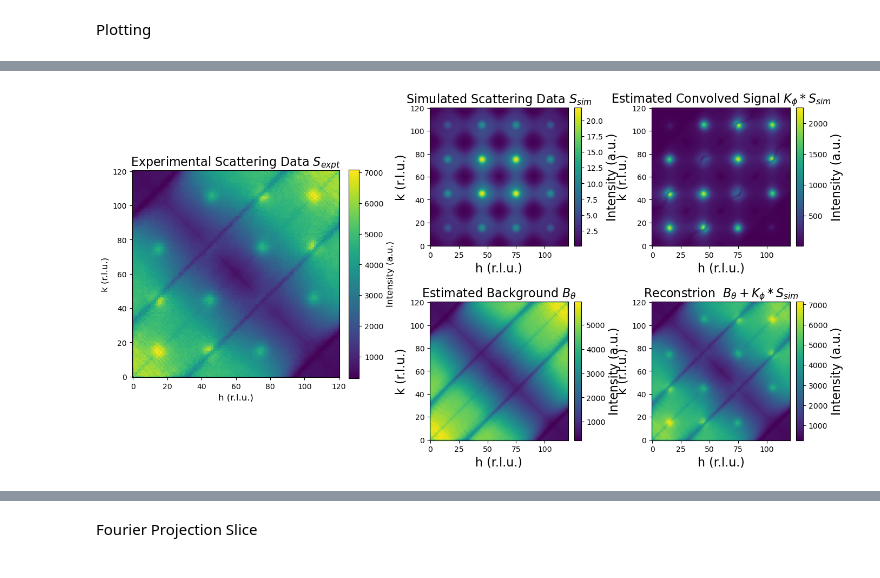
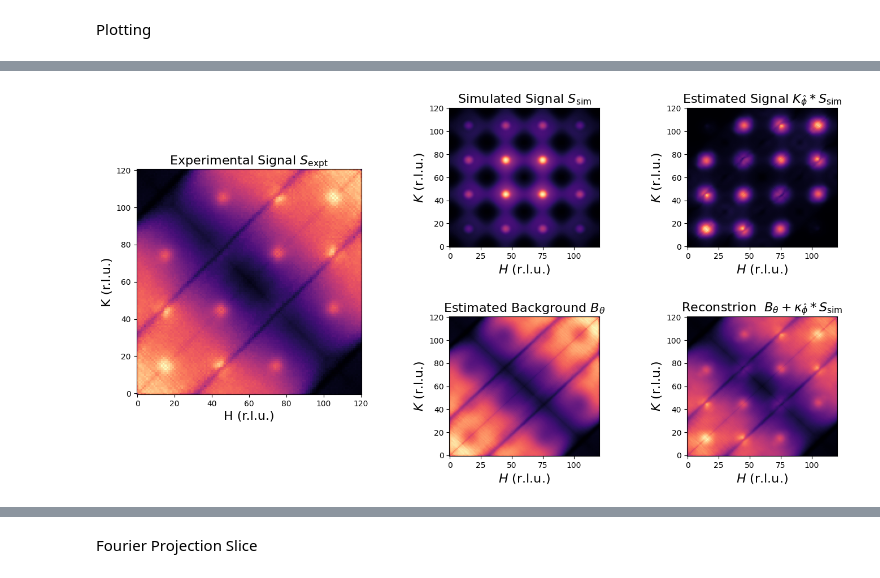
Before and after one commit to zhantaochen/kernel-s2e, a Jupyter notebook: kernel_learning_visualizer_zt.ipynb, the cells around one changed output, grey strips where cells are left out. Drawn from its saved outputs; the diff is of its cells as text; code cells hidden in the pictures.

Commit message:
Improved figures for main text

```diff
--- a/kernel_learning_visualizer_zt.ipynb
+++ b/kernel_learning_visualizer_zt.ipynb
@@ -61,6 +72,8 @@ batch = next(iter(dataloader))
 
 
 kpts = torch.from_numpy(linspace_2D_equidistant([[0,0],[0.5,0],[0.5,0.5],[0,0]], 100))
+_, kpts_idx = linspace_2D_equidistant([[0,0],[0.5,0],[0.5,0.5],[0,0]], 100, True)
+kpts_label = ['$\Gamma$', '$\mathrm{X}$', '$\mathrm{M}$', '$\Gamma$']
 wpts = data_dict['grid']['w_grid']
 qw_coords = []
 for _l in data_dict['grid']['l_grid']:
@@ -76,8 +89,8 @@ center_pts = torch.vstack([_.unsqueeze(0) for _ in qw_coords])
 
 #path to data
 if synthetic:
-    data_path = f'plots/synthetic_v1_nr_{config["model_config"]["neighbor_range"]}_bkw{config["loss_bkg_mag_weight"]}/'
+    data_path = f'/pscratch/sd/z/zhantao/source_separation_plots/plots/synthetic_v1_nr_{config["model_config"]["neighbor_range"]}_bkw{config["loss_bkg_mag_weight"]}/'
 else:
-    data_path = f'plots/nr_{config["model_config"]["neighbor_range"]}_bkw{config["loss_bkg_mag_weight"]}/'
+    data_path = f'/pscratch/sd/z/zhantao/source_separation_plots/plots/nr_{config["model_config"]["neighbor_range"]}_bkw{config["loss_bkg_mag_weight"]}/'
 # %% [output]
 dict_keys(['grid', 'S', 'background', 'background_dict'])
@@ -158,3 +193,5 @@ plt.show()
+# %%
+cmap = "magma"
 # %%
 import matplotlib.pyplot as plt
 import matplotlib.gridspec as gridspec
@@ -169,70 +206,71 @@ recon_plot  = (s_sig_full_2d + s_bkg_full_2d).sum(-1).sum(-1)
 # Create a figure with a 2-row x 3-column GridSpec.
 # The first column (spanning both rows) will host the large experimental plot.
 fig = plt.figure(figsize=(16, 8))
-gs = fig.add_gridspec(nrows=2, ncols=3, width_ratios=[1.5, 1, 1], wspace=0.4, hspace=0.4)
+gs = fig.add_gridspec(nrows=2, ncols=3, width_ratios=[1.5, 1, 1], wspace=0.5, hspace=0.5)
 
 # Big left panel: Experimental Scattering Data (spanning both rows)
 ax_main = fig.add_subplot(gs[:, 0])
-im_main = ax_main.imshow(S_expt_plot, origin='lower', aspect='auto', cmap='viridis')
-ax_main.set_title(r"Experimental Scattering Data $S_{expt}$", fontsize=16)
-ax_main.set_xlabel("h (r.l.u.)", fontsize=12)
-ax_main.set_ylabel("k (r.l.u.)", fontsize=12)
-cbar_main = plt.colorbar(im_main, ax=ax_main, fraction=0.046, pad=0.04)
-cbar_main.set_label("Intensity (a.u.)", fontsize=12)
+im_main = ax_main.imshow(S_expt_plot, origin='lower', aspect='auto', cmap=cmap)
+ax_main.set_title(r"Experimental Signal $S_{\mathrm{expt}}$", fontsize=16)
+ax_main.set_xlabel("H (r.l.u.)", fontsize=16)
+ax_main.set_ylabel("K (r.l.u.)", fontsize=16)
+# cbar_main = plt.colorbar(im_main, ax=ax_main, fraction=0.046, pad=0.04)
+# cbar_main.set_label("Intensity (a.u.)", fontsize=16)
 
 # Compute the aspect ratio from the image data (height / width)
 aspect_ratio = S_expt_plot.shape[0] / S_expt_plot.shape[1]
 # Try to set the axis box aspect to preserve the original image proportions
 try:
     ax_main.set_box_aspect(aspect_ratio)
 except Exception:
     ax_main.set_aspect(aspect_ratio)
 # Center the axis content within its allocated grid cell
 ax_main.set_anchor('C')
 
 # Top-middle panel: Simulated Scattering Data S_sim
 ax1 = fig.add_subplot(gs[0, 1])
-im1 = ax1.imshow(S_sim_plot, origin='lower', aspect='auto', cmap='viridis')
-ax1.set_title(r"Simulated Scattering Data $S_{sim}$", fontsize=16)
-ax1.set_xlabel("h (r.l.u.)", fontsize=16)
-ax1.set_ylabel("k (r.l.u.)", fontsize=16)
-cbar1 = plt.colorbar(im1, ax=ax1, fraction=0.046, pad=0.04)
-cbar1.set_label("Intensity (a.u.)", fontsize=16)
+im1 = ax1.imshow(S_sim_plot, origin='lower', aspect='auto', cmap=cmap)
+ax1.set_title(r"Simulated Signal $S_{\mathrm{sim}}$", fontsize=16)
+ax1.set_xlabel("$H$ (r.l.u.)", fontsize=16)
+ax1.set_ylabel("$K$ (r.l.u.)", fontsize=16)
+# cbar1 = plt.colorbar(im1, ax=ax1, fraction=0.046, pad=0.04)
+# cbar1.set_label("Intensity (a.u.)", fontsize=16)
 
 # Top-right panel: Estimated Convolved Signal Component
 ax2 = fig.add_subplot(gs[0, 2])
-im2 = ax2.imshow(S_sig_plot, origin='lower', aspect='auto', cmap='viridis')
-ax2.set_title(r"Estimated Convolved Signal $K_\phi * S_{sim}$", fontsize=16)
-ax2.set_xlabel("h (r.l.u.)", fontsize=16)
-ax2.set_ylabel("k (r.l.u.)", fontsize=16)
-cbar2 = plt.colorbar(im2, ax=ax2, fraction=0.046, pad=0.04)
-cbar2.set_label("Intensity (a.u.)", fontsize=16)
+im2 = ax2.imshow(S_sig_plot, origin='lower', aspect='auto', cmap=cmap)
+ax2.set_title(r"Estimated Signal $K_{\hat{\phi}} * S_{\mathrm{sim}}$", fontsize=16)
+ax2.set_xlabel("$H$ (r.l.u.)", fontsize=16)
+ax2.set_ylabel("$K$ (r.l.u.)", fontsize=16)
+# cbar2 = plt.colorbar(im2, ax=ax2, fraction=0.046, pad=0.04)
+# cbar2.set_label("Intensity (a.u.)", fontsize=16)
 
 # Bottom-middle panel: Estimated Background Component
 ax3 = fig.add_subplot(gs[1, 1])
-im3 = ax3.imshow(S_bkg_plot, origin='lower', aspect='auto', cmap='viridis')
+im3 = ax3.imshow(S_bkg_plot, origin='lower', aspect='auto', cmap=cmap)
 ax3.set_title(r"Estimated Background $B_{\theta}$", fontsize=16)
-ax3.set_xlabel("h (r.l.u.)", fontsize=16)
-ax3.set_ylabel("k (r.l.u.)", fontsize=16)
-cbar3 = plt.colorbar(im3, ax=ax3, fraction=0.046, pad=0.04)
-cbar3.set_label("Intensity (a.u.)", fontsize=16)
+ax3.set_xlabel("$H$ (r.l.u.)", fontsize=16)
+ax3.set_ylabel("$K$ (r.l.u.)", fontsize=16)
+# cbar3 = plt.colorbar(im3, ax=ax3, fraction=0.046, pad=0.04)
+# cbar3.set_label("Intensity (a.u.)", fontsize=16)
 
 # Bottom-right panel: Reconstructed $S_{expt}$ = s_bkg + s_sig
 ax4 = fig.add_subplot(gs[1, 2])
-im4 = ax4.imshow(recon_plot, origin='lower', aspect='auto', cmap='viridis')
-ax4.set_title(r"Reconstrion  $B_\theta + K_\phi * S_{sim}$", fontsize=16)
-ax4.set_xlabel("h (r.l.u.)", fontsize=16)
-ax4.set_ylabel("k (r.l.u.)", fontsize=16)
-cbar4 = plt.colorbar(im4, ax=ax4, fraction=0.046, pad=0.04)
-cbar4.set_label("Intensity (a.u.)", fontsize=16)
+im4 = ax4.imshow(recon_plot, origin='lower', aspect='auto', cmap=cmap)
+ax4.set_title(r"Reconstrion  $B_\theta + \kappa_{\hat{\phi}} * S_{\mathrm{sim}}$", fontsize=16)
+ax4.set_xlabel("$H$ (r.l.u.)", fontsize=16)
+ax4.set_ylabel("$K$ (r.l.u.)", fontsize=16)
+# cbar4 = plt.colorbar(im4, ax=ax4, fraction=0.046, pad=0.04)
+# cbar4.set_label("Intensity (a.u.)", fontsize=16)
 
+plt.tight_layout()
 # # Save the composite figure using filenames based on your configuration.
-# filename = f'composite_2row3col_nr{config["model_config"]["neighbor_range"]}_bkw{config["loss_bkg_mag_weight"]}_tvw{config["loss_bkg_TV_weight"]}'
-# plt.savefig(f'{filename}.png', dpi=300, bbox_inches='tight')
-# plt.savefig(f'{filename}.pdf', bbox_inches='tight')
-plt.show()
+filename = f'composite_2row3col_nr{config["model_config"]["neighbor_range"]}_bkw{config["loss_bkg_mag_weight"]}_tvw{config["loss_bkg_TV_weight"]}'
+plt.savefig(f'../figures/{filename}.png', dpi=300, bbox_inches='tight')
+# plt.savefig(f'../figures/{filename}.pdf', bbox_inches='tight')
+# plt.show()
 # %% [output]
-[figure, old version]
+[figure, new version]
 # %%
 import matplotlib.pyplot as plt
 import matplotlib.gridspec as gridspec
```
Also changed, not shown: parts of 6 cells of this notebook, 1 other file.
